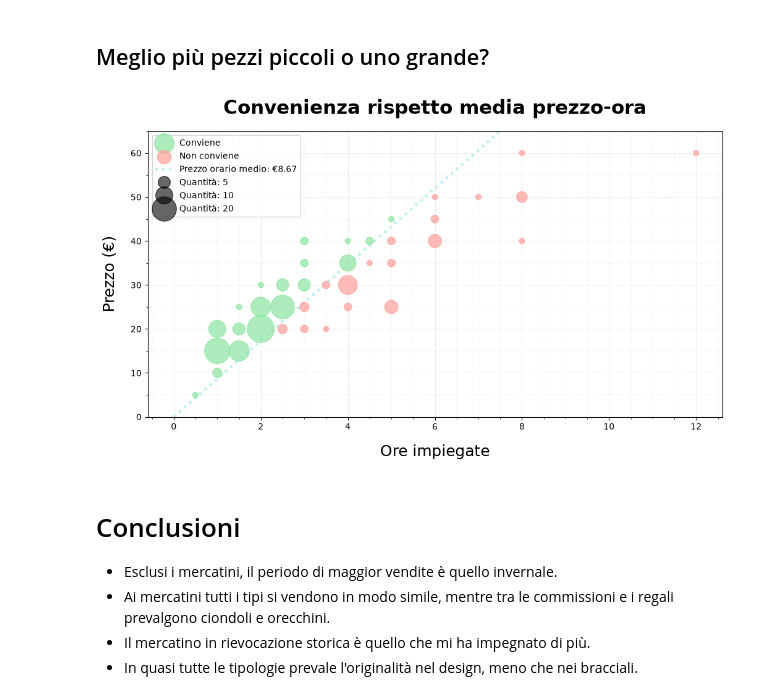
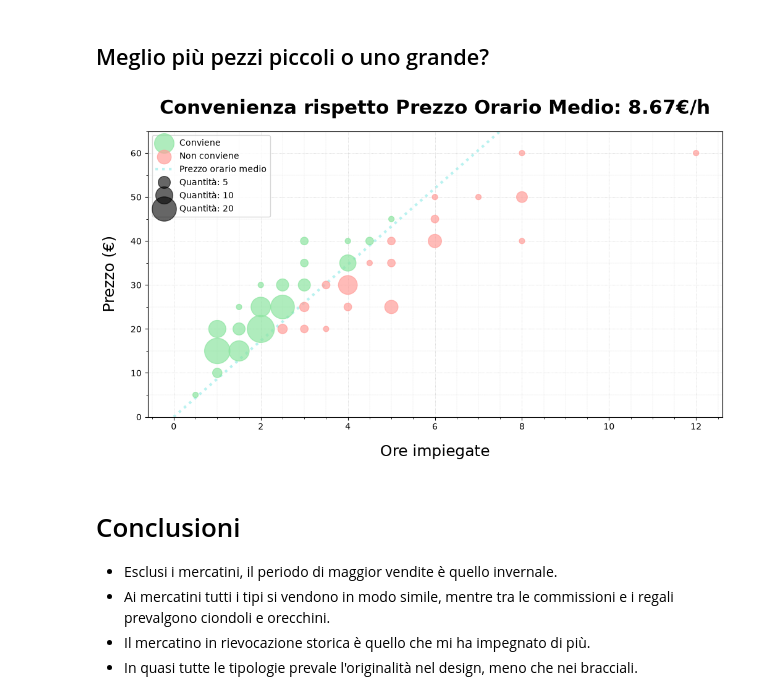
Before and after one commit to mush-noe/Data-Science---Laboratorio-del-Sole, a Jupyter notebook: Slides.ipynb, the cells around one changed output. Cells and saved outputs as stored; diff of their text form; code cells hidden in the pictures.

```diff
--- a/Slides.ipynb
+++ b/Slides.ipynb
@@ -112,9 +104,9 @@ Image(filename = "Immagini/Prezzo-Ora.png")
 # %% [markdown]
 ## Meglio più pezzi piccoli o uno grande?
 # %%
-Image(filename = "Media-prezzo-ora.png")
+Image(filename = "Immagini/Media-prezzo-ora.png")
 # %% [output]
-[figure, old version]
+[figure, new version]
 # %% [markdown]
 # Conclusioni
 - Esclusi i mercatini, il periodo di maggior vendite è quello invernale.
```
Also changed, not shown: parts of 6 cells of this notebook, 7 other files.
